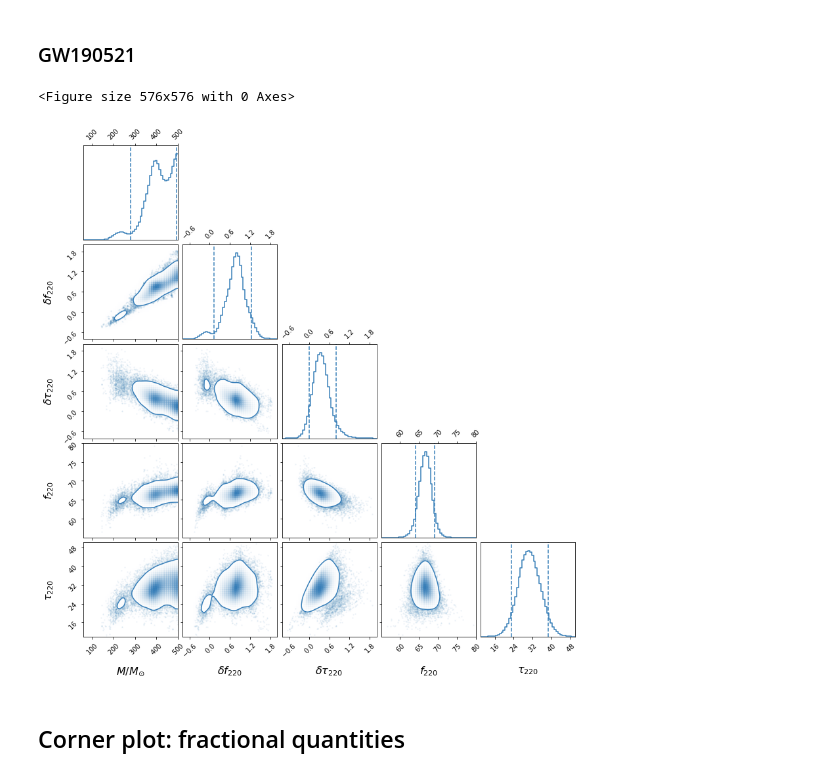
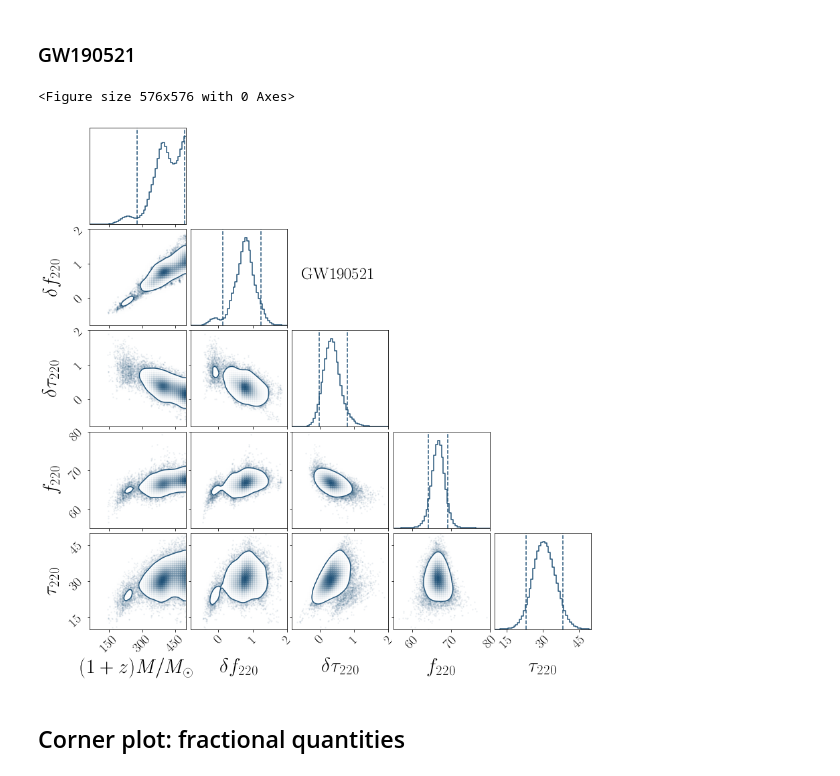
Before and after one commit to abhirup-ghosh/spinqnm, a Jupyter notebook: papers/intro_paper/mtot_ring_param_degenracy.ipynb, the cells around one changed output. Drawn from its saved outputs; the diff is of its cells as text; code cells hidden in the pictures.

```diff
--- a/papers/intro_paper/mtot_ring_param_degenracy.ipynb
+++ b/papers/intro_paper/mtot_ring_param_degenracy.ipynb
@@ -6,8 +6,14 @@ import corner
 import matplotlib.pyplot as plt
 
 import sys
+sys.path.insert(0,'code')
 sys.path.append('../../scripts')
 import compute_sigmalm0_SimIMREOBGenerateQNMFreqV2 as calcqnm
+from matplotlib.ticker import MultipleLocator,AutoMinorLocator
+
+plt.style.use("MATPLOTLIB_RCPARAMS.sty")
+# %%
+plt.style.use("MATPLOTLIB_RCPARAMS.sty")
 # %%
 # construct effective quantities from PE samples
 def eff_quant(m1, m2, a1z, a2z, domega, dtau, lm):
@@ -20,35 +26,37 @@ def eff_quant(m1, m2, a1z, a2z, domega, dtau, lm):
     return freq_GR, tau_GR, freq_modGR, tau_modGR
 # %% [markdown]
 ## Corner plot: fractional quantities
+# %%
+color1 = '#225378'#'#32a6a8'
+color2 = '#1695A3'#'#6132a8'
+color3 = '#ACF0F2'#'#a87932'
+color4 = 'slategrey'
+color5 = '#4F9677'
 # %% [markdown]
 ### GW190521
 # %%
 data = np.genfromtxt('../../runs/O3a/GW190521a/220_rererun_newpsd/cbcBayes/posterior_samples.dat', dtype=None, names=True)
 f220, tau220 = np.genfromtxt('../../runs/O3a/GW190521a/220_rererun_newpsd/cbcBayes/qnmtest/qnmtest_abs_params_f_tau_modGR_data.dat', unpack=True)
 
 samples = np.vstack([data['mtotal'], data['domega220'], data['dtau220'], f220, tau220*1000])
 
-font = {'family': 'Times New Roman',
-        'color':  'k',
-        'weight': 'ultralight',
-        'size': 16,
-        }
+plt.figure(figsize=(8,8))
+corner.corner(samples.T, bins=50, color=color1, smooth=1.5, smooth1d=1.5, weights=None, hist_bin_factor=1,
+              range=[[60,500],[-0.8,2.0],[-0.8,2.0],[55,80],[10,50]],
+              labels=['$(1+z)M/M_{\odot}$', '$\delta f _{220}$','$\delta \\tau _{220}$', '$f _{220}$','$\\tau _{220}$'],
+              label_kwargs=None, titles=None, show_titles=False, title_kwargs=None, truths=None,
+              truth_color='#4682b4', scale_hist=False, quantiles=[0.05,0.95], levels=[0.9], verbose=False, fig=None, max_n_ticks=3,
+              top_ticks=False, use_math_text=True, reverse=False, labelpad=0.0, hist_kwargs=None,
+              plot_datapoints=True, plot_density=True, plot_contours=True, no_fill_contours=False, fill_contours=False )
 
-plt.figure(figsize=(8,8))
-corner.corner(samples.T, bins=50, color='#377eb8', smooth=1.5, smooth1d=1.5, weights=None, hist_bin_factor=1,
-              range=[[60,500],[-0.8,2.0],[-0.8,2.0],[55,80],[10,50]],
-              labels=['$M/M_{\odot}$', '$\delta f _{220}$','$\delta \\tau _{220}$', '$f _{220}$','$\\tau _{220}$'],
-              label_kwargs=font, titles=None, show_titles=False, title_kwargs=None, truths=None,
-              truth_color='#4682b4', scale_hist=False, quantiles=[0.05,0.95], levels=[0.9], verbose=False, fig=None, max_n_ticks=5,
-              top_ticks=True, use_math_text=True, reverse=False, labelpad=0.0, hist_kwargs=None,
-              plot_datapoints=True, plot_density=True, plot_contours=True, no_fill_contours=False, fill_contours=False )
+plt.text(-70,7500,'GW190521', fontsize=25, color='k')
 
 plt.savefig("./figures/mtotal_qnm_params_degeneracy_S190521g.pdf", dpi=300)
 plt.savefig("./figures/mtotal_qnm_params_degeneracy_S190521g.png", dpi=300)
 plt.show()
 # %% [output]
 <Figure size 576x576 with 0 Axes>
-[figure, old version]
+[figure, new version]
 # %% [markdown]
 ## Corner plot: fractional quantities
 # %% [markdown]
```
Also changed, not shown: parts of 1 cell of this notebook, 51 other files.
